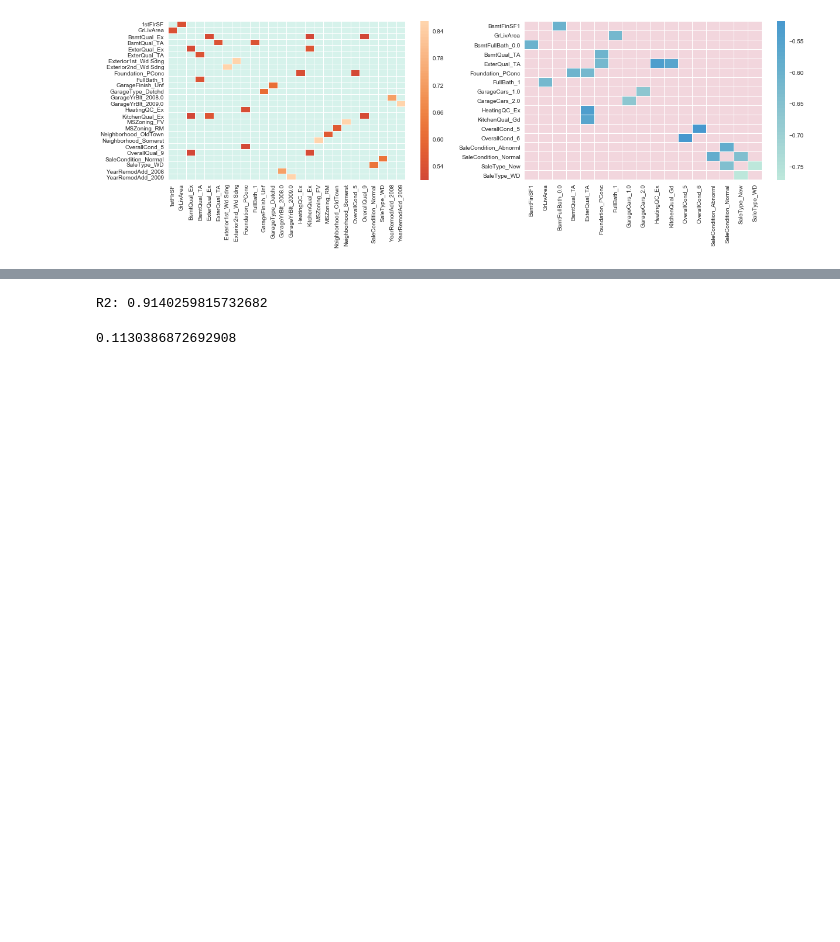
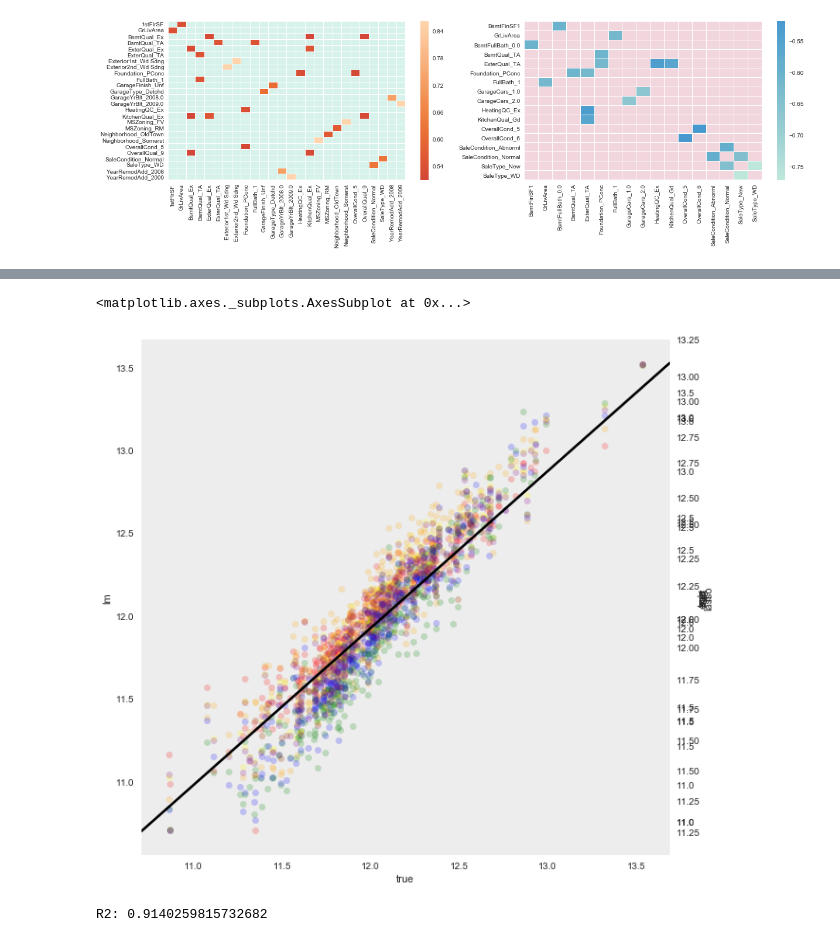
Before and after one commit to deanjgoldman/housing-ml, a Jupyter notebook: Housing_Models.ipynb, the cells around one changed output, grey strips where cells are left out. Saved outputs shown, nothing was run; the diff lists cells and outputs as text; code cells hidden in the pictures; blank space fills up the shorter version.

```diff
--- a/Housing_Models.ipynb
+++ b/Housing_Models.ipynb
@@ -408,3 +525,30 @@ KeyError: "['Linear'] not in index"
+# %%
+all_preds = pd.DataFrame({"lm": model_scores["Linear"]["preds"],
+                          "lasso": model_scores["LassoCV"]["preds"],
+                          "enet": model_scores["ElasticNet"]["preds"],
+                          "xgb": model_scores["XGBoost"]["preds"],
+                          "rf": model_scores["RandomForest"]["preds"],
+                          "bag": model_scores["BagRegressor"]["preds"],
+                          "true":y_test
+                         })
+fig, ax = plt.subplots(figsize=(10,10))
+ax.set_axis_bgcolor("#ededed")
+sns.regplot(x='true', y='lm', data=all_preds, ax=ax, color="red", fit_reg=False, scatter_kws={'alpha':0.2})
+ax2 = ax.twinx()
+sns.regplot(x='true', y='lasso', data=all_preds, ax=ax2, color="orange", fit_reg=False, scatter_kws={'alpha':0.2})
+ax3 = ax.twinx()
+sns.regplot(x='true', y='enet', data=all_preds, ax=ax3, color="yellow", fit_reg=False, scatter_kws={'alpha':0.2})
+ax4 = ax.twinx()
+sns.regplot(x='true', y='rf', data=all_preds, ax=ax4, color="green", fit_reg=False, scatter_kws={'alpha':0.2})
+ax5 = ax.twinx()
+sns.regplot(x='true', y='xgb', data=all_preds, ax=ax5, color="blue", fit_reg=False, scatter_kws={'alpha':0.2})
+ax6 = ax.twinx()
+sns.regplot(x='true', y='bag', data=all_preds, ax=ax6, color="purple", fit_reg=False, scatter_kws={'alpha':0.2})
+ax7 = ax.twinx()
+sns.regplot(x='true', y='true', data=all_preds, ax=ax7, color="black", fit_reg=True, scatter_kws={'alpha': 0})
+# %% [output]
+<matplotlib.axes._subplots.AxesSubplot at 0x...>
+[figure, added]
 # %%
 # # AdaBoost
 # from sklearn.ensemble import AdaBoostRegressor
@@ -428,8 +567,2 @@ print('R2: {}'.format(r2_score(combined_pred, y_test)))
 # %% [output]
 R2: 0.9140259815732682
-# %%
-def rmse(predictions, targets):
-    return np.sqrt(((predictions - targets) ** 2).mean())
-print(rmse(combined_pred, y_test))
-# %% [output]
-0.1130386872692908
```
Also changed, not shown: parts of 40 cells of this notebook.
